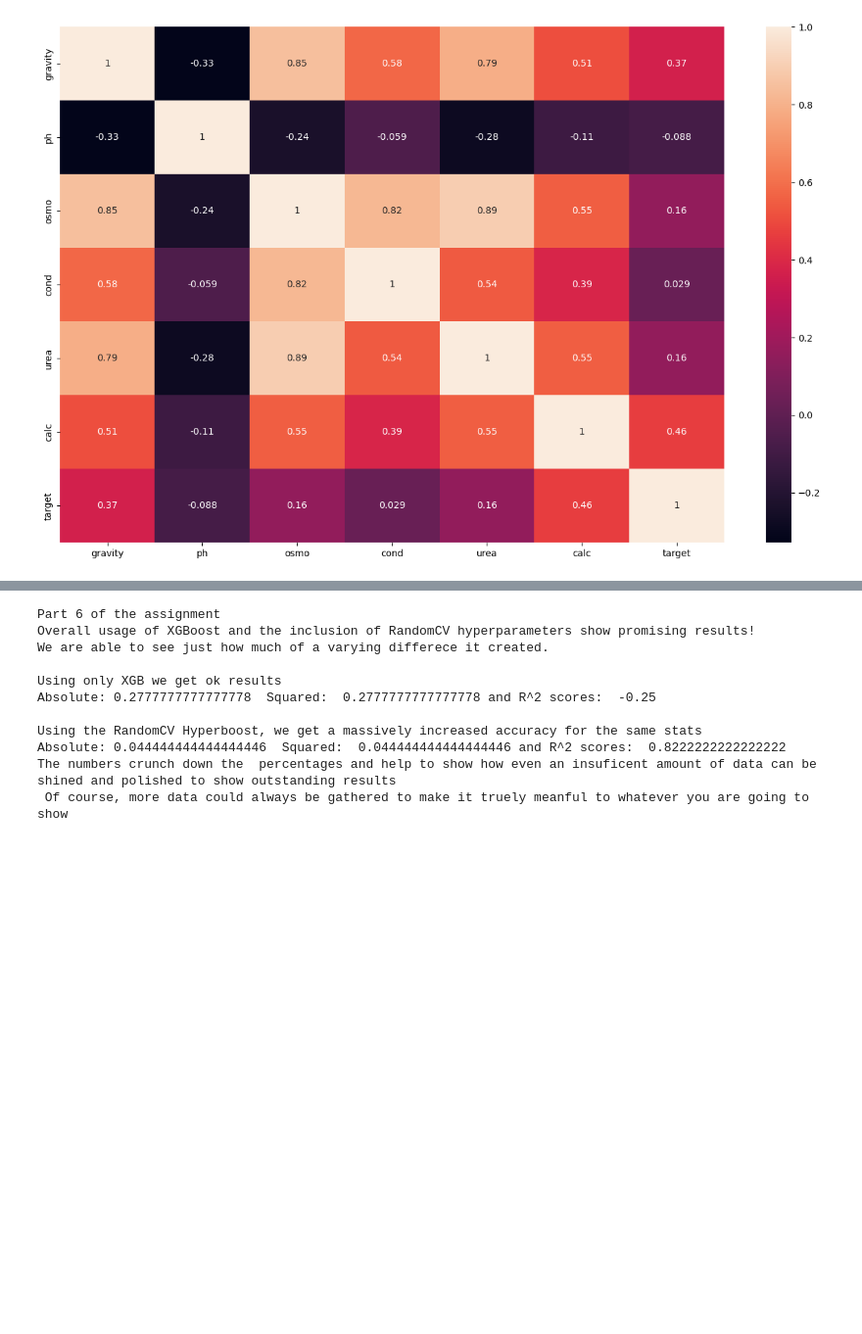
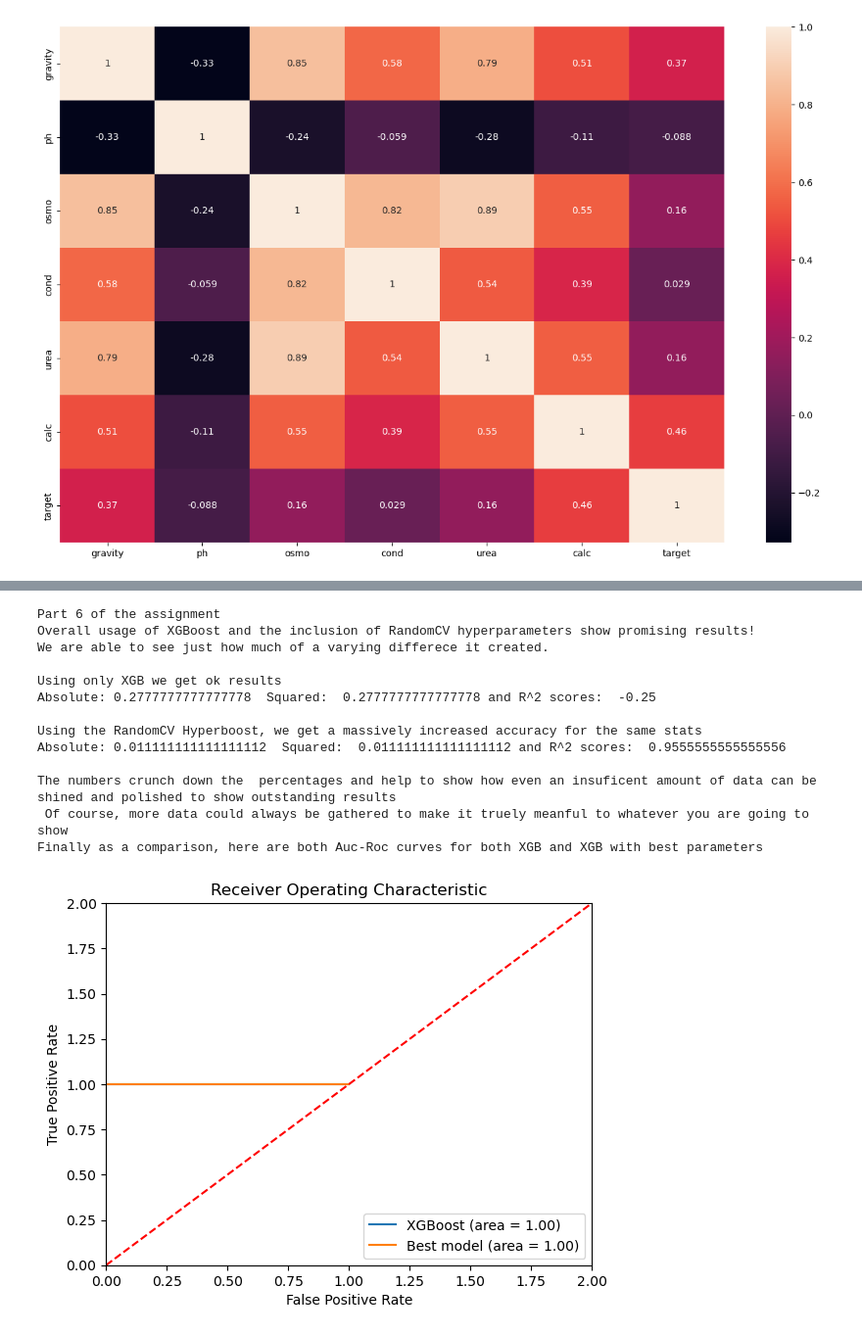
Before and after one commit to sopiloteh/sillythings, a Jupyter notebook: project3-erickbravo.ipynb, the cells around one changed output, grey strips where cells are left out. Shown at 98% size. Drawn from its saved outputs; the diff is of its cells as text; code cells hidden in the pictures; blank space fills up the shorter version.

```diff
--- a/project3-erickbravo.ipynb
+++ b/project3-erickbravo.ipynb
@@ -143,19 +181,43 @@ R-squared Score: 0.8222222222222222
 # %%
 print('Part 6 of the assignment')
 print('Overall usage of XGBoost and the inclusion of RandomCV hyperparameters show promising results!\nWe are able to see just how much of a varying differece it created.')
 print('\nUsing only XGB we get ok results\nAbsolute:',abso4 ,' Squared: ',square4, 'and R^2 scores: ',rsquare4)
 print('\nUsing the RandomCV Hyperboost, we get a massively increased accuracy for the same stats\nAbsolute:',abso5 ,' Squared: ',square5, 'and R^2 scores: ',rsquare5)
-print('The numbers crunch down the  percentages and help to show how even an insuficent amount of data can be shined and polished to show outstanding results\n',
+print('\nThe numbers crunch down the  percentages and help to show how even an insuficent amount of data can be shined and polished to show outstanding results\n',
      'Of course, more data could always be gathered to make it truely meanful to whatever you are going to show')
+print('Finally as a comparison, here are both Auc-Roc curves for both XGB and XGB with best parameters')
+# ROC-AUC curve
+roc_auc = roc_auc_score(y_test, y_pred_proba)
+fpr, tpr, thresholds = roc_curve(y_test, y_pred_proba)
+plt.figure()
+plt.plot(fpr, tpr, label='XGBoost (area = %0.2f)' % roc_auc)
+
+# ROC-AUC curve for the best model
+y_pred_proba = best_model.predict_proba(X_test)[:,1] # predicted probabilities
+roc_auc = roc_auc_score(y_test, y_pred_proba)
+fpr, tpr, thresholds = roc_curve(y_test, y_pred_proba)
+plt.plot(fpr, tpr, label='Best model (area = %0.2f)' % roc_auc)
+
+plt.plot([0, 2], [0, 2],'r--')
+plt.xlim([0, 2])
+plt.ylim([0, 2])
+plt.xlabel('False Positive Rate')
+plt.ylabel('True Positive Rate')
+plt.title('Receiver Operating Characteristic')
+plt.legend(loc="lower right")
+plt.show()
 # %% [output]
 Part 6 of the assignment
 Overall usage of XGBoost and the inclusion of RandomCV hyperparameters show promising results!
 We are able to see just how much of a varying differece it created.
 
 Using only XGB we get ok results
 Absolute: 0.2777777777777778  Squared:  0.2777777777777778 and R^2 scores:  -0.25
 
 Using the RandomCV Hyperboost, we get a massively increased accuracy for the same stats
-Absolute: 0.044444444444444446  Squared:  0.044444444444444446 and R^2 scores:  0.8222222222222222
+Absolute: 0.011111111111111112  Squared:  0.011111111111111112 and R^2 scores:  0.9555555555555556
+
 The numbers crunch down the  percentages and help to show how even an insuficent amount of data can be shined and polished to show outstanding results
  Of course, more data could always be gathered to make it truely meanful to whatever you are going to show
+Finally as a comparison, here are both Auc-Roc curves for both XGB and XGB with best parameters
+[figure, added]
```
Also changed, not shown: parts of 4 cells of this notebook.
